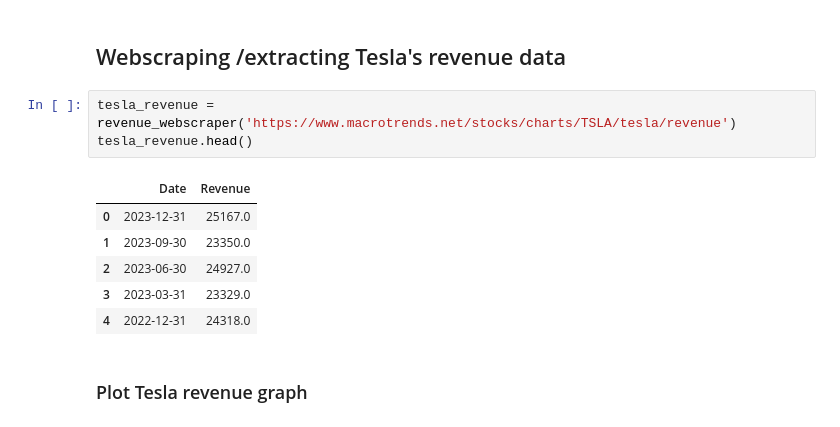
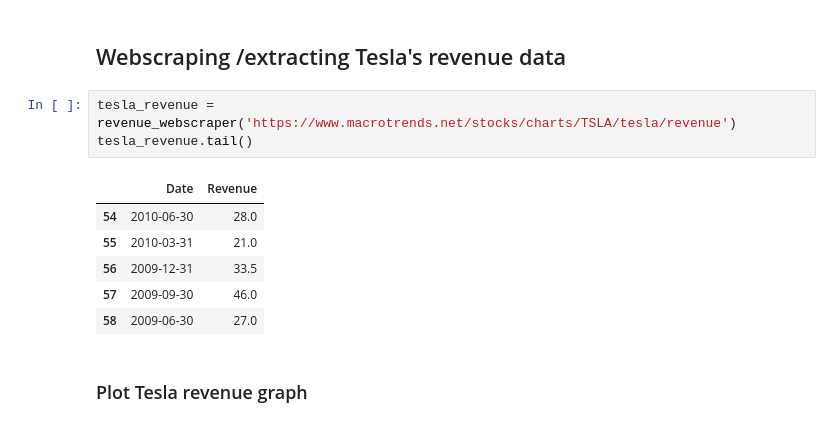
Before and after one commit to EybertMacedo/IBM-Data-Science, a Jupyter notebook: Extracting and visualizing data.ipynb, the cells around one changed output. Saved outputs shown, nothing was run; the diff lists cells and outputs as text.

```diff
--- a/Extracting and visualizing data.ipynb
+++ b/Extracting and visualizing data.ipynb
@@ -163,14 +163,14 @@ data_plot(tsla_data)
 ## Webscraping /extracting Tesla's revenue data
 # %%
 tesla_revenue = revenue_webscraper('https://www.macrotrends.net/stocks/charts/TSLA/tesla/revenue')
-tesla_revenue.head()
+tesla_revenue.tail()
 # %% [output]
 |  | Date | Revenue |
-| 0 | 2023-12-31 | 25167.0 |
-| 1 | 2023-09-30 | 23350.0 |
-| 2 | 2023-06-30 | 24927.0 |
-| 3 | 2023-03-31 | 23329.0 |
-| 4 | 2022-12-31 | 24318.0 |
+| 54 | 2010-06-30 | 28.0 |
+| 55 | 2010-03-31 | 21.0 |
+| 56 | 2009-12-31 | 33.5 |
+| 57 | 2009-09-30 | 46.0 |
+| 58 | 2009-06-30 | 27.0 |
 # %% [markdown]
 ### Plot Tesla revenue graph
 # %%
```
Also changed, not shown: parts of 8 cells of this notebook.
